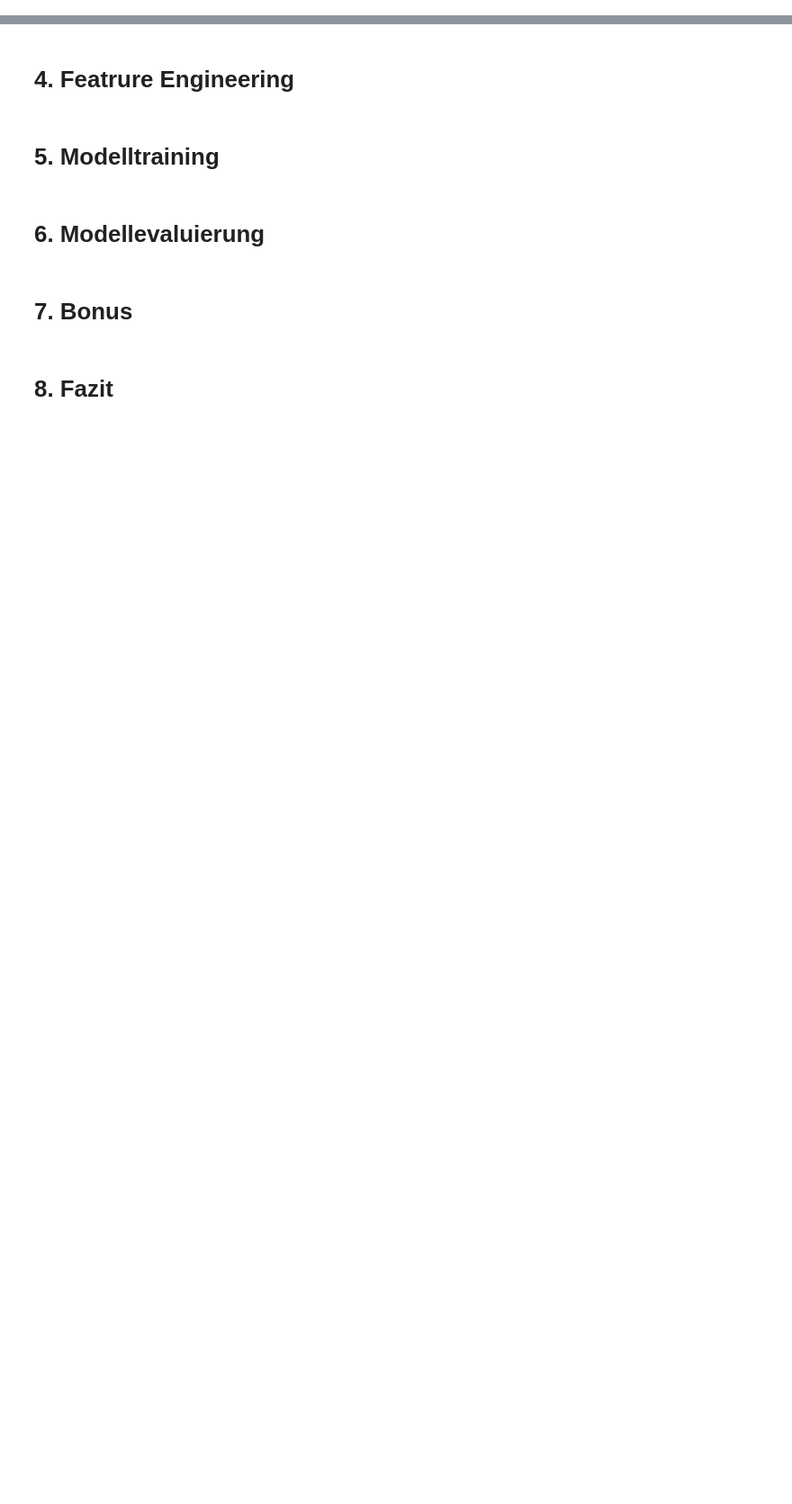
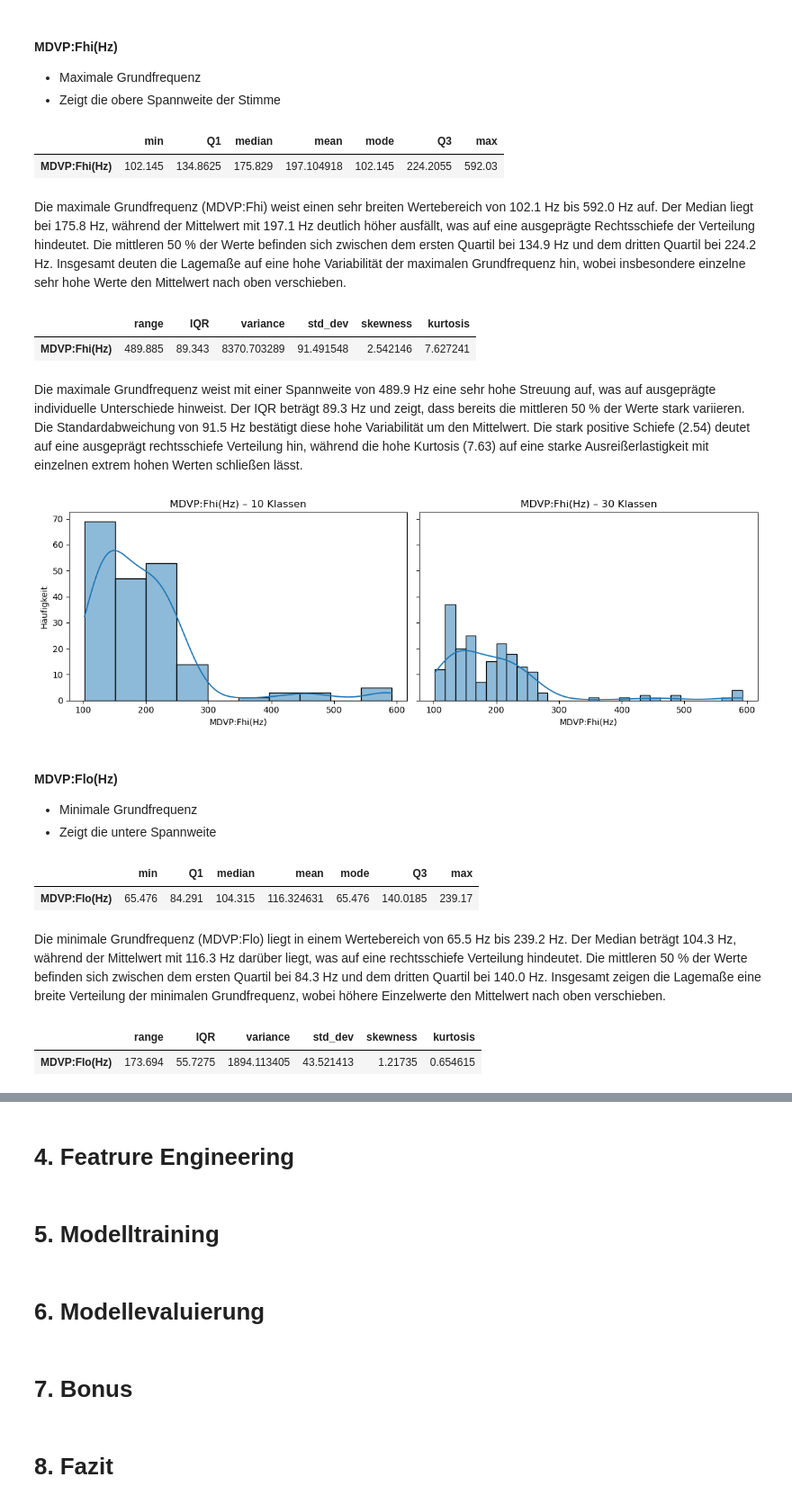
Before and after one commit to annikavanrooijen/Parkinson-Detection, a Jupyter notebook: Semesterprojekt.ipynb, the cells around one changed output, grey strips where cells are left out. Shown at 90% size. Cells and saved outputs as stored; diff of their text form; code cells hidden in the pictures; blank space fills up the shorter version.

```diff
--- a/Semesterprojekt.ipynb
+++ b/Semesterprojekt.ipynb
@@ -209,0 +372,38 @@ df_1.head()
+# %% [markdown]
+#### MDVP:Fhi(Hz)
+- Maximale Grundfrequenz
+- Zeigt die obere Spannweite der Stimme
+# %%
+lagemasse(df["MDVP:Fhi(Hz)"])
+# %% [output]
+|  | min | Q1 | median | mean | mode | Q3 | max |
+| MDVP:Fhi(Hz) | 102.145 | 134.8625 | 175.829 | 197.104918 | 102.145 | 224.2055 | 592.03 |
+# %% [markdown]
+Die maximale Grundfrequenz (MDVP:Fhi) weist einen sehr breiten Wertebereich von 102.1 Hz bis 592.0 Hz auf. Der Median liegt bei 175.8 Hz, während der Mittelwert mit 197.1 Hz deutlich höher ausfällt, was auf eine ausgeprägte Rechtsschiefe der Verteilung hindeutet. Die mittleren 50 % der Werte befinden sich zwischen dem ersten Quartil bei 134.9 Hz und dem dritten Quartil bei 224.2 Hz. Insgesamt deuten die Lagemaße auf eine hohe Variabilität der maximalen Grundfrequenz hin, wobei insbesondere einzelne sehr hohe Werte den Mittelwert nach oben verschieben.
+# %%
+streumasse(df["MDVP:Fhi(Hz)"])
+# %% [output]
+|  | range | IQR | variance | std_dev | skewness | kurtosis |
+| MDVP:Fhi(Hz) | 489.885 | 89.343 | 8370.703289 | 91.491548 | 2.542146 | 7.627241 |
+# %% [markdown]
+Die maximale Grundfrequenz weist mit einer Spannweite von 489.9 Hz eine sehr hohe Streuung auf, was auf ausgeprägte individuelle Unterschiede hinweist. Der IQR beträgt 89.3 Hz und zeigt, dass bereits die mittleren 50 % der Werte stark variieren. Die Standardabweichung von 91.5 Hz bestätigt diese hohe Variabilität um den Mittelwert. Die stark positive Schiefe (2.54) deutet auf eine ausgeprägt rechtsschiefe Verteilung hin, während die hohe Kurtosis (7.63) auf eine starke Ausreißerlastigkeit mit einzelnen extrem hohen Werten schließen lässt.
+# %%
+plot_histogram_comparison(df, 'MDVP:Fhi(Hz)', 10, 30)
+# %% [output]
+[figure, added]
+# %% [markdown]
+#### MDVP:Flo(Hz)
+- Minimale Grundfrequenz
+- Zeigt die untere Spannweite
+# %%
+lagemasse(df["MDVP:Flo(Hz)"])
+# %% [output]
+|  | min | Q1 | median | mean | mode | Q3 | max |
+| MDVP:Flo(Hz) | 65.476 | 84.291 | 104.315 | 116.324631 | 65.476 | 140.0185 | 239.17 |
+# %% [markdown]
+Die minimale Grundfrequenz (MDVP:Flo) liegt in einem Wertebereich von 65.5 Hz bis 239.2 Hz. Der Median beträgt 104.3 Hz, während der Mittelwert mit 116.3 Hz darüber liegt, was auf eine rechtsschiefe Verteilung hindeutet. Die mittleren 50 % der Werte befinden sich zwischen dem ersten Quartil bei 84.3 Hz und dem dritten Quartil bei 140.0 Hz. Insgesamt zeigen die Lagemaße eine breite Verteilung der minimalen Grundfrequenz, wobei höhere Einzelwerte den Mittelwert nach oben verschieben.
+# %%
+streumasse(df["MDVP:Flo(Hz)"])
+# %% [output]
+|  | range | IQR | variance | std_dev | skewness | kurtosis |
+| MDVP:Flo(Hz) | 173.694 | 55.7275 | 1894.113405 | 43.521413 | 1.21735 | 0.654615 |
```
Also changed, not shown: parts of 57 cells of this notebook.
